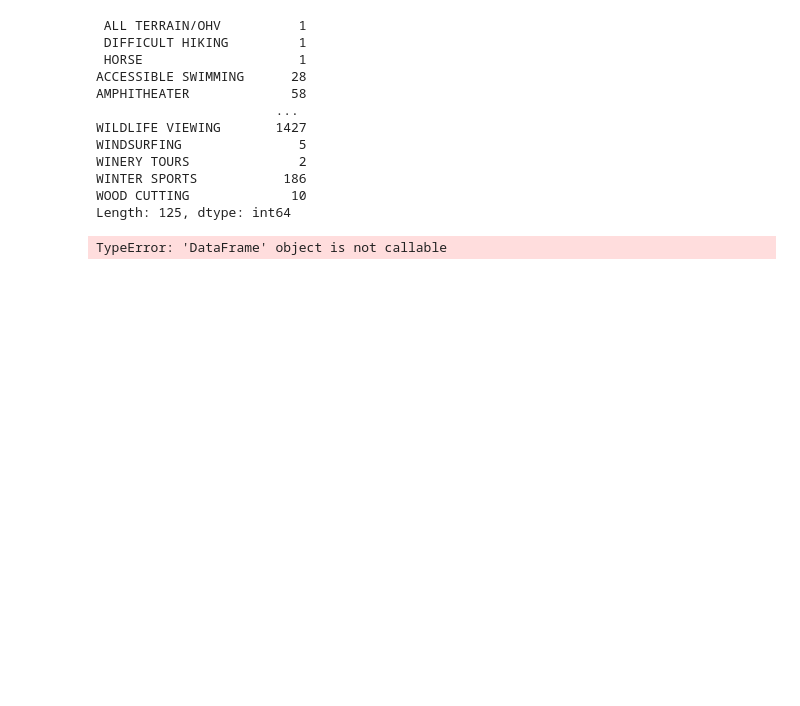
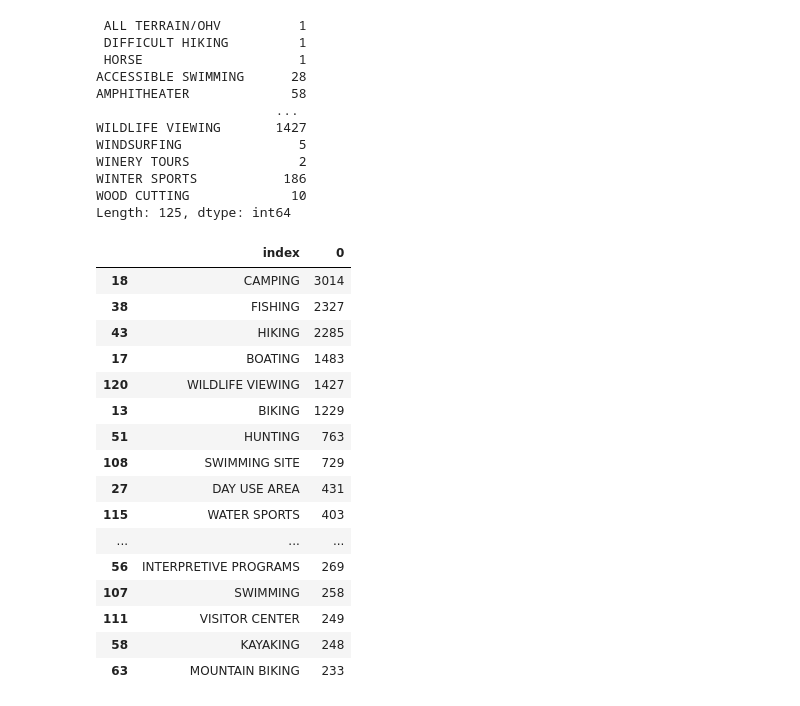
Before and after one commit to newbeadwork/Campground_Analysis_with_Machine_Learning, a Jupyter notebook: Data_Cleaning_File_SD.ipynb, the cells around one changed output. Cells and saved outputs as stored; diff of their text form; code cells hidden in the pictures; blank space fills up the shorter version.

```diff
--- a/Data_Cleaning_File_SD.ipynb
+++ b/Data_Cleaning_File_SD.ipynb
@@ -68,8 +68,24 @@ WINTER SPORTS           186
 WOOD CUTTING             10
 Length: 125, dtype: int64
 # %%
-Activity_Ranking = pd.DataFrame(Activity_Ranking)(header=True)
+Activity_Ranking = pd.DataFrame(Activity_Ranking)
 Activities_Ranking = Activity_Ranking.reset_index().sort_values([0], ascending=False)
-Activities_Ranking.head(20)
+Activities_Ranking.head(20).
 # %% [output]
-TypeError: 'DataFrame' object is not callable
+|  | index | 0 |
+| 18 | CAMPING | 3014 |
+| 38 | FISHING | 2327 |
+| 43 | HIKING | 2285 |
+| 17 | BOATING | 1483 |
+| 120 | WILDLIFE VIEWING | 1427 |
+| 13 | BIKING | 1229 |
+| 51 | HUNTING | 763 |
+| 108 | SWIMMING SITE | 729 |
+| 27 | DAY USE AREA | 431 |
+| 115 | WATER SPORTS | 403 |
+| ... | ... | ... |
+| 56 | INTERPRETIVE PROGRAMS | 269 |
+| 107 | SWIMMING | 258 |
+| 111 | VISITOR CENTER | 249 |
+| 58 | KAYAKING | 248 |
+| 63 | MOUNTAIN BIKING | 233 |
```
Also changed, not shown: parts of 6 cells of this notebook, 6 other files.
